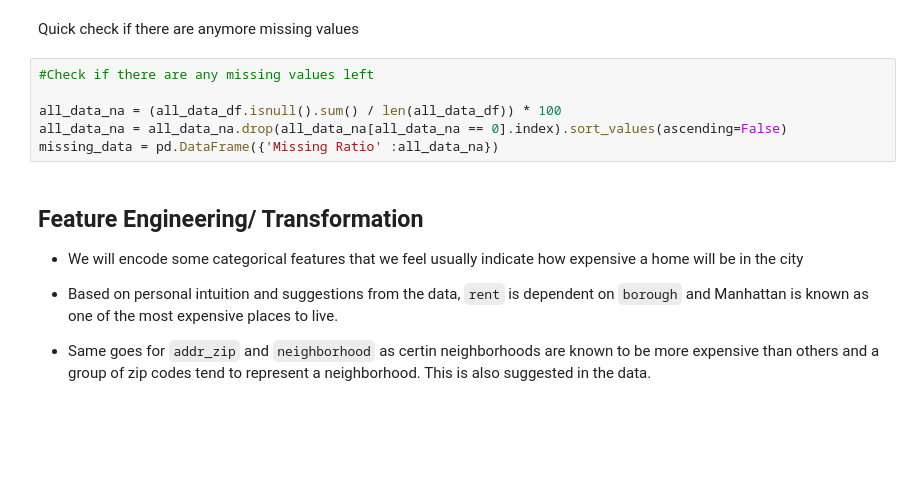
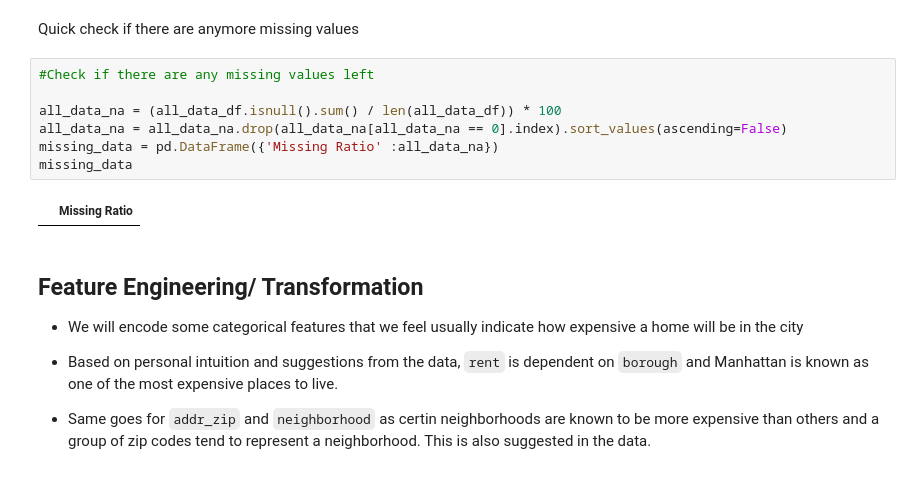
Before and after one commit to Ilroy/DS_Final_Project, a Jupyter notebook: Training_Testing_Master-Final.ipynb, the cells around one changed output. Cells and saved outputs as stored; diff of their text form; blank space fills up the shorter version.

```diff
--- a/Training_Testing_Master-Final.ipynb
+++ b/Training_Testing_Master-Final.ipynb
@@ -637,9 +641,12 @@ Quick check if there are anymore missing values
 # %%
 #Check if there are any missing values left
 
 all_data_na = (all_data_df.isnull().sum() / len(all_data_df)) * 100
 all_data_na = all_data_na.drop(all_data_na[all_data_na == 0].index).sort_values(ascending=False)
 missing_data = pd.DataFrame({'Missing Ratio' :all_data_na})
+missing_data
+# %% [output]
+|  | Missing Ratio |
 # %% [markdown]
 ## Feature Engineering/ Transformation
 
```
Also changed, not shown: parts of 78 cells of this notebook.
